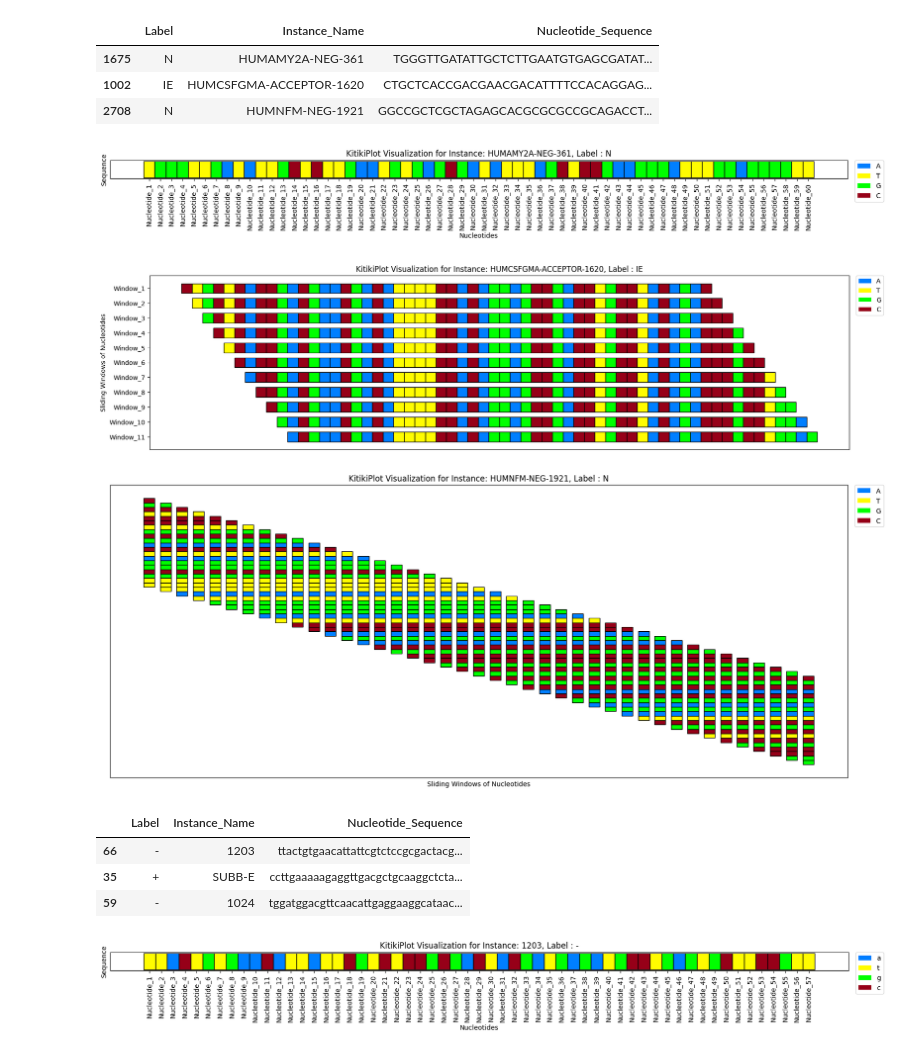
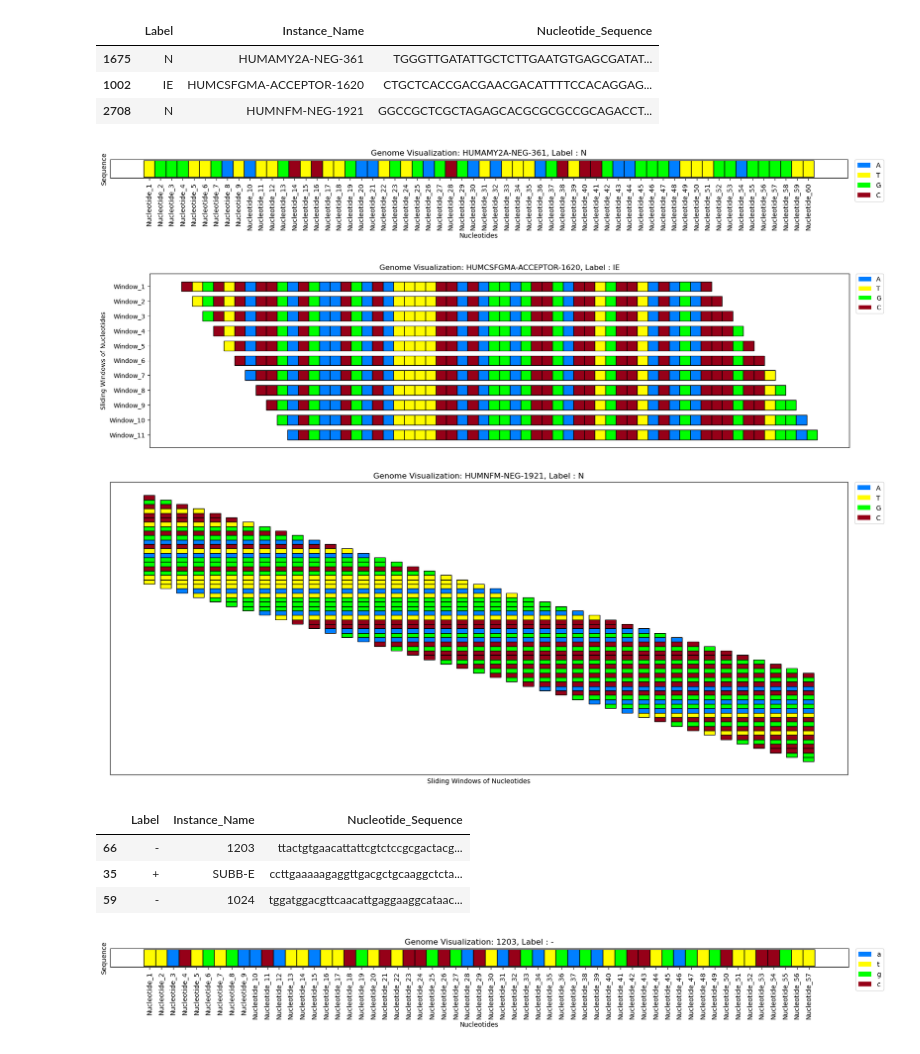
Before and after one commit to BodduSriPavan-111/kitikiplot, a Jupyter notebook: examples/Genome_Analysis.ipynb, the cells around one changed output. Saved outputs shown, nothing was run; the diff lists cells and outputs as text; code cells hidden in the pictures.

```diff
--- a/examples/Genome_Analysis.ipynb
+++ b/examples/Genome_Analysis.ipynb
@@ -32,11 +35,11 @@ plot.plot(
         display_yticks= False,
         xtick_prefix= "Nucleotide",
         xticks_rotation= 90,
-        title= "KitikiPlot Visualization for Instance: "+df.iloc[index, 1].strip()+", Label : "+df.iloc[index,0].strip(),
+        title= "Genome Visualization: "+df.iloc[index, 1].strip()+", Label : "+df.iloc[index,0].strip(),
         display_legend= True,
         legend_kwargs= {"bbox_to_anchor": (1.01, 1), "loc":'upper left', "borderaxespad": 0.})
 # %% [output]
-[figure, old version]
+[figure, new version]
 # %%
 index= 1
 
@@ -53,10 +56,10 @@ plot.plot(
         ytick_prefix= "Window",
         xticks_rotation= 90,
         display_legend= True,
-        title= "KitikiPlot Visualization for Instance: "+df.iloc[index, 1].strip()+", Label : "+df.iloc[index,0].strip(),
+        title= "Genome Visualization: "+df.iloc[index, 1].strip()+", Label : "+df.iloc[index,0].strip(),
         legend_kwargs= {"bbox_to_anchor": (1.01, 1), "loc":'upper left', "borderaxespad": 0.})
 # %% [output]
-[figure, old version]
+[figure, new version]
 # %%
 index= 2
 
@@ -72,13 +75,13 @@ plot.plot(
         display_xticks= False,
         display_yticks= False,
         xticks_rotation= 90,
-        title= "KitikiPlot Visualization for Instance: "+df.iloc[index, 1].strip()+", Label : "+df.iloc[index,0].strip(),
+        title= "Genome Visualization: "+df.iloc[index, 1].strip()+", Label : "+df.iloc[index,0].strip(),
         display_legend= True,
         legend_kwargs= {"bbox_to_anchor": (1.01, 1), "loc":'upper left', "borderaxespad": 0.})
 # %% [output]
-[figure, old version]
+[figure, new version]
 # %%
-df= pd.read_csv( r"C:\Users\sinch\Desktop\kitikiplot\datasets\molecular+biology+promoter+gene+sequences\promoters.data", header= None )
+df= pd.read_csv( os.path.join(os.path.abspath(os.path.join(os.getcwd(), '..')), r"datasets\molecular+biology+promoter+gene+sequences\promoters.data"), header= None )
 df.columns= ["Label", "Instance_Name", "Nucleotide_Sequence"]
 df["Nucleotide_Sequence"]= df["Nucleotide_Sequence"].str.strip()
 df= df.sample(3, random_state= 1)
@@ -91,23 +94,23 @@ df.head()
 # %%
 index= 0
 
 plot= KitikiPlot( data= [i for i in df.iloc[index, 2]], stride= 1, window_length= len(df.iloc[index, 2]) )
 
 plot.plot(
         figsize= (20, 0.5),
         cell_width= 2,
         cmap= {'a': '#007FFF', 't': "#fffc00", "g": "#00ff00", "c": "#960018"},
         transpose= True,
         xlabel= "Nucleotides",
         ylabel= "Sequence",
         display_yticks= False,
         xtick_prefix= "Nucleotide",
         xticks_rotation= 90,
-        title= "KitikiPlot Visualization for Instance: "+df.iloc[index, 1].strip()+", Label : "+df.iloc[index,0].strip(),
+        title= "Genome Visualization: "+df.iloc[index, 1].strip()+", Label : "+df.iloc[index,0].strip(),
         display_legend= True,
         legend_kwargs= {"bbox_to_anchor": (1.01, 1), "loc":'upper left', "borderaxespad": 0.})
 # %% [output]
-[figure, old version]
+[figure, new version]
 # %%
 index= 1
 
```
Also changed, not shown: parts of 4 cells of this notebook, 6 other files.
